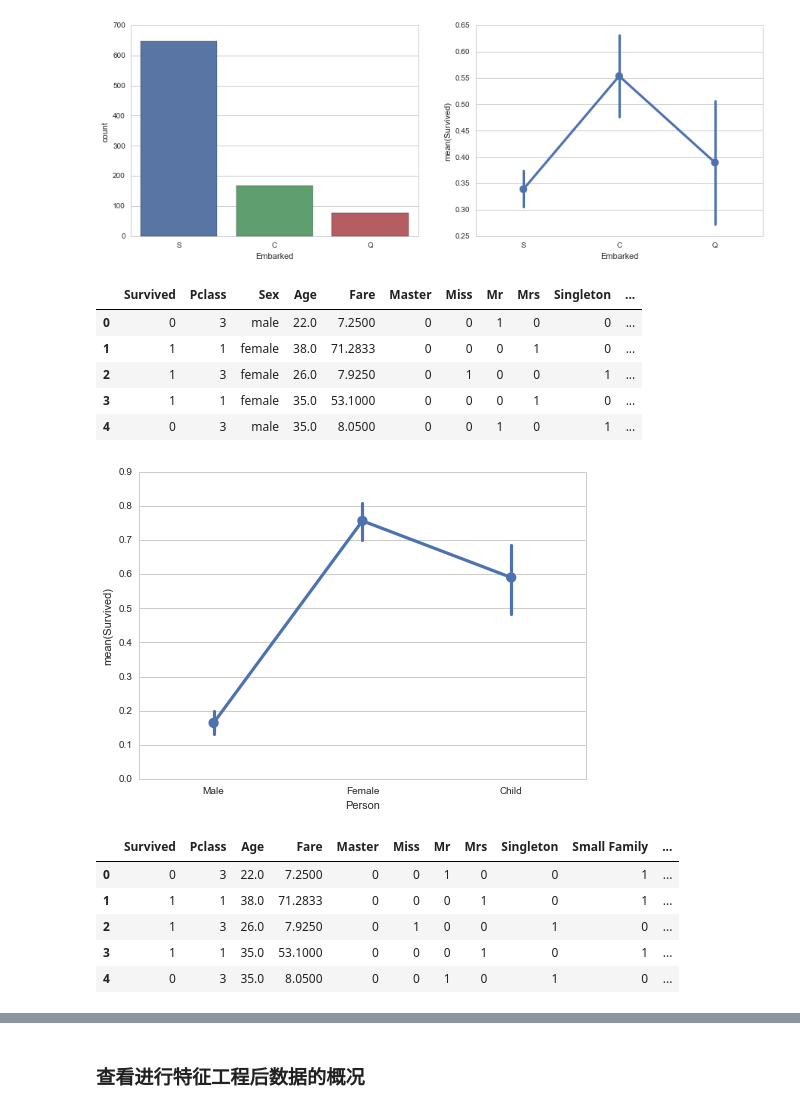
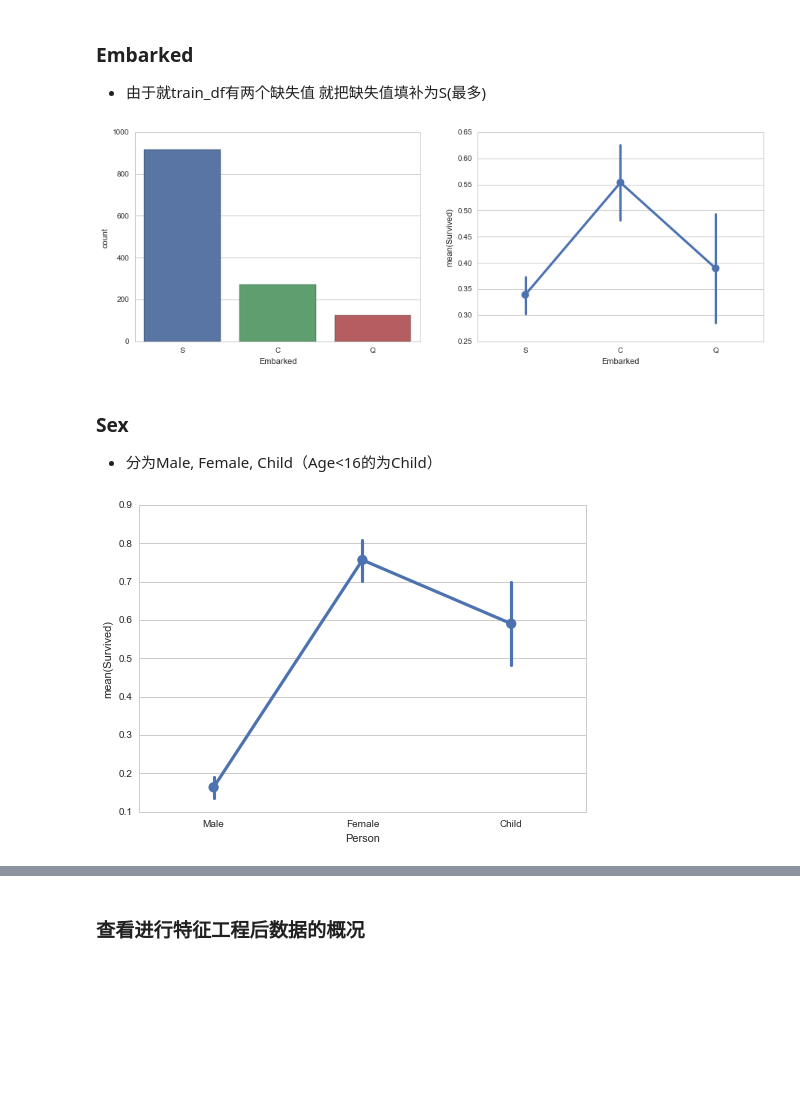
Before and after one commit to hahadsg/MyKaggle, a Jupyter notebook: titanic/solution.ipynb, the cells around one changed output, grey strips where cells are left out. Saved outputs shown, nothing was run; the diff lists cells and outputs as text; code cells hidden in the pictures; blank space fills up the shorter version.

```diff
--- a/titanic/solution.ipynb
+++ b/titanic/solution.ipynb
@@ -20,5 +22,6 @@ os.chdir('/Users/hahadsg/MyProjects/MyKaggle/Titanic')
 train_df = pd.read_csv('./data/train.csv')
 test_df = pd.read_csv('./data/test.csv')
 
-train_df.head()
+full_df = pd.concat([train_df, test_df], keys=['train', 'test'])
+full_df.head()
 # %% [output]
@@ -143,60 +131,37 @@ test_df.drop(['SibSp', 'Parch', 'Family Size', 'Family Size Category'], axis=1,
+# %% [markdown]
+### Embarked
+* 由于就train_df有两个缺失值 就把缺失值填补为S(最多)
 # %%
-# Embarked
-# 处理：由于就train_df有两个缺失值 就把缺失值填补为S(最多)
+# 用众数填补缺失值
 fig, (ax1, ax2) = plt.subplots(1,2,figsize=(15,5))
-train_df['Embarked'].fillna( train_df['Embarked'].dropna().mode()[0], inplace=True )
+full_df['Embarked'].fillna( full_df['Embarked'].dropna().mode()[0], inplace=True )
 
 # 分布
-sns.countplot(x='Embarked', data=train_df, ax=ax1)
+sns.countplot(x='Embarked', data=full_df, ax=ax1)
 # 集中情况
-sns.pointplot(x='Embarked', y='Survived', data=train_df, ax=ax2)
+sns.pointplot(x='Embarked', y='Survived', data=full_df.loc['train'], ax=ax2)
 
 # 设置哑变量
-train_df = train_df.join( pd.get_dummies(train_df['Embarked']).drop(['S'], axis=1) )
-test_df = test_df.join( pd.get_dummies(test_df['Embarked']).drop(['S'], axis=1) )
-train_df.drop(['Embarked'], axis=1, inplace=True)
-test_df.drop(['Embarked'], axis=1, inplace=True)
+full_df = full_df.join( pd.get_dummies(full_df['Embarked'], prefix='Embarked').drop(['Embarked_S'], axis=1) )
+full_df.drop(['Embarked'], axis=1, inplace=True)
 # %% [output]
-[figure, old version]
+[figure, new version]
-# %%
-train_df.head()
-# %% [output]
-|  | Survived | Pclass | Sex | Age | Fare | Master | Miss | Mr | Mrs | Singleton | ... |
-| 0 | 0 | 3 | male | 22.0 | 7.2500 | 0 | 0 | 1 | 0 | 0 | ... |
-| 1 | 1 | 1 | female | 38.0 | 71.2833 | 0 | 0 | 0 | 1 | 0 | ... |
-| 2 | 1 | 3 | female | 26.0 | 7.9250 | 0 | 1 | 0 | 0 | 1 | ... |
-| 3 | 1 | 1 | female | 35.0 | 53.1000 | 0 | 0 | 0 | 1 | 0 | ... |
-| 4 | 0 | 3 | male | 35.0 | 8.0500 | 0 | 0 | 1 | 0 | 1 | ... |
+# %% [markdown]
+### Sex
+* 分为Male, Female, Child（Age<16的为Child）
 # %%
-# Sex
-# 处理：分为Male, Female, Child（Age<16的为Child）
 def get_person(passenger):
     age, sex = passenger
     return 'Child' if age < 16 else sex.capitalize()
 
-train_df['Person'] = train_df[['Age', 'Sex']].apply(get_person, axis=1)
-test_df['Person'] = test_df[['Age', 'Sex']].apply(get_person, axis=1)
-
-# Sex字段没有用了 去掉
-train_df.drop(['Sex'], axis=1, inplace=True)
-test_df.drop(['Sex'], axis=1, inplace=True)
+# 获得人的类别
+full_df['Person'] = full_df[['Age', 'Sex']].apply(get_person, axis=1)
 
 # 查看数据
-sns.pointplot(x='Person', y='Survived', data=train_df)
+sns.pointplot(x='Person', y='Survived', data=full_df)
 
 # 设置哑变量
-train_df = train_df.join( pd.get_dummies(train_df['Person']).drop(['Male'], axis=1) )
-test_df = test_df.join( pd.get_dummies(test_df['Person']).drop(['Male'], axis=1) )
-train_df.drop(['Person'], axis=1, inplace=True)
-test_df.drop(['Person'], axis=1, inplace=True)
+full_df = full_df.join( pd.get_dummies(full_df['Person']).drop(['Male'], axis=1) )
+full_df.drop(['Person', 'Sex'], axis=1, inplace=True)
 # %% [output]
-[figure, old version]
+[figure, new version]
-# %%
-train_df.head()
-# %% [output]
-|  | Survived | Pclass | Age | Fare | Master | Miss | Mr | Mrs | Singleton | Small Family | ... |
-| 0 | 0 | 3 | 22.0 | 7.2500 | 0 | 0 | 1 | 0 | 0 | 1 | ... |
-| 1 | 1 | 1 | 38.0 | 71.2833 | 0 | 0 | 0 | 1 | 0 | 1 | ... |
-| 2 | 1 | 3 | 26.0 | 7.9250 | 0 | 1 | 0 | 0 | 1 | 0 | ... |
-| 3 | 1 | 1 | 35.0 | 53.1000 | 0 | 0 | 0 | 1 | 0 | 1 | ... |
-| 4 | 0 | 3 | 35.0 | 8.0500 | 0 | 0 | 1 | 0 | 1 | 0 | ... |
```
Also changed, not shown: parts of 27 cells of this notebook, 1 other file.
